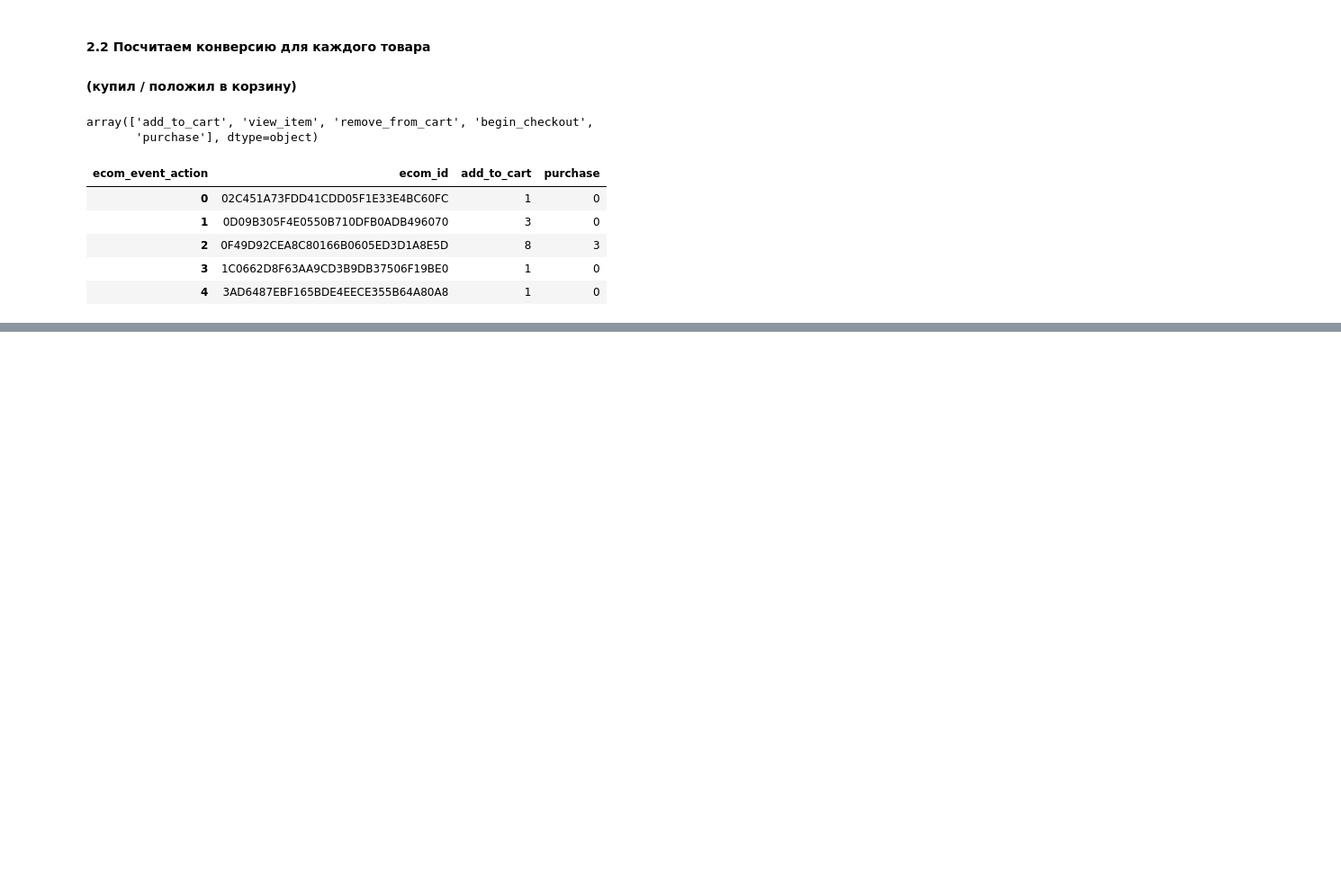
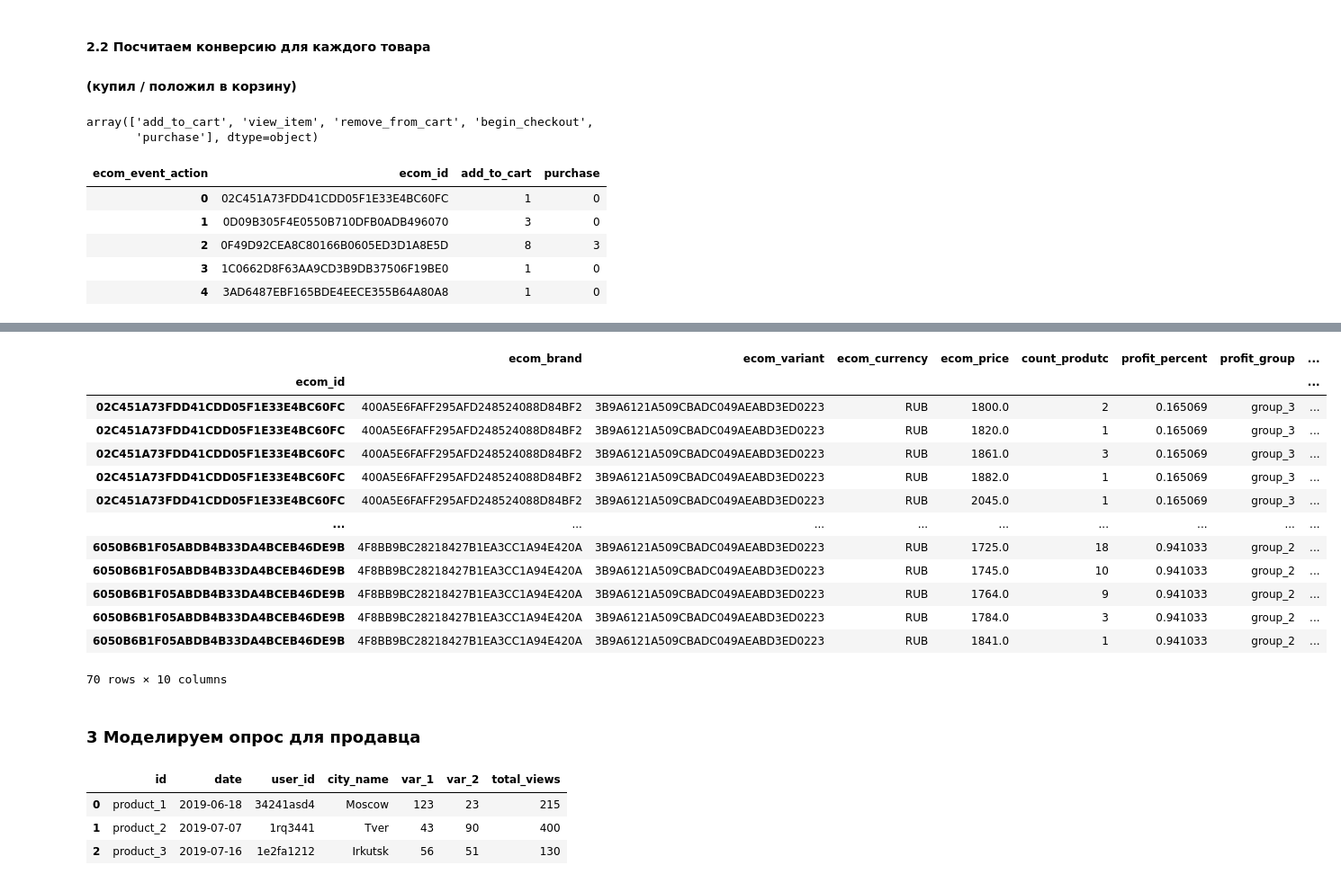
Before and after one commit to dkasatkin/wildhack, a Jupyter notebook: wildhack_work.ipynb, the cells around one changed output, grey strips where cells are left out. Shown at 90% size. Saved outputs shown, nothing was run; the diff lists cells and outputs as text; code cells hidden in the pictures; blank space fills up the shorter version.

```diff
--- a/wildhack_work.ipynb
+++ b/wildhack_work.ipynb
@@ -247,0 +445,25 @@ product_conversion.sort_values(by='conversion', ascending=False)
+# %%
+for ecom_id, ecom_price in zip(final_table.index, final_table.ecom_price):
+        if ecom_price > 500:
+            final_table.loc[ecom_id, 'price_trigger'] = True
+        else:
+            final_table.loc[ecom_id, 'price_trigger'] = False
+# %%
+final_table.head(70)
+# %% [output]
+|  | ecom_brand | ecom_variant | ecom_currency | ecom_price | count_produtc | profit_percent | profit_group | ... |
+| ecom_id |  |  |  |  |  |  |  | ... |
+| 02C451A73FDD41CDD05F1E33E4BC60FC | 400A5E6FAFF295AFD248524088D84BF2 | 3B9A6121A509CBADC049AEABD3ED0223 | RUB | 1800.0 | 2 | 0.165069 | group_3 | ... |
+| 02C451A73FDD41CDD05F1E33E4BC60FC | 400A5E6FAFF295AFD248524088D84BF2 | 3B9A6121A509CBADC049AEABD3ED0223 | RUB | 1820.0 | 1 | 0.165069 | group_3 | ... |
+| 02C451A73FDD41CDD05F1E33E4BC60FC | 400A5E6FAFF295AFD248524088D84BF2 | 3B9A6121A509CBADC049AEABD3ED0223 | RUB | 1861.0 | 3 | 0.165069 | group_3 | ... |
+| 02C451A73FDD41CDD05F1E33E4BC60FC | 400A5E6FAFF295AFD248524088D84BF2 | 3B9A6121A509CBADC049AEABD3ED0223 | RUB | 1882.0 | 1 | 0.165069 | group_3 | ... |
+| 02C451A73FDD41CDD05F1E33E4BC60FC | 400A5E6FAFF295AFD248524088D84BF2 | 3B9A6121A509CBADC049AEABD3ED0223 | RUB | 2045.0 | 1 | 0.165069 | group_3 | ... |
+| ... | ... | ... | ... | ... | ... | ... | ... | ... |
+| 6050B6B1F05ABDB4B33DA4BCEB46DE9B | 4F8BB9BC28218427B1EA3CC1A94E420A | 3B9A6121A509CBADC049AEABD3ED0223 | RUB | 1725.0 | 18 | 0.941033 | group_2 | ... |
+| 6050B6B1F05ABDB4B33DA4BCEB46DE9B | 4F8BB9BC28218427B1EA3CC1A94E420A | 3B9A6121A509CBADC049AEABD3ED0223 | RUB | 1745.0 | 10 | 0.941033 | group_2 | ... |
+| 6050B6B1F05ABDB4B33DA4BCEB46DE9B | 4F8BB9BC28218427B1EA3CC1A94E420A | 3B9A6121A509CBADC049AEABD3ED0223 | RUB | 1764.0 | 9 | 0.941033 | group_2 | ... |
+| 6050B6B1F05ABDB4B33DA4BCEB46DE9B | 4F8BB9BC28218427B1EA3CC1A94E420A | 3B9A6121A509CBADC049AEABD3ED0223 | RUB | 1784.0 | 3 | 0.941033 | group_2 | ... |
+| 6050B6B1F05ABDB4B33DA4BCEB46DE9B | 4F8BB9BC28218427B1EA3CC1A94E420A | 3B9A6121A509CBADC049AEABD3ED0223 | RUB | 1841.0 | 1 | 0.941033 | group_2 | ... |
+70 rows × 10 columns
+# %% [markdown]
+### 3 Моделируем опрос для продавца
@@ -247,0 +494,7 @@ product_conversion.sort_values(by='conversion', ascending=False)
+# %%
+research
+# %% [output]
+|  | id | date | user_id | city_name | var_1 | var_2 | total_views |
+| 0 | product_1 | 2019-06-18 | 34241asd4 | Moscow | 123 | 23 | 215 |
+| 1 | product_2 | 2019-07-07 | 1rq3441 | Tver | 43 | 90 | 400 |
+| 2 | product_3 | 2019-07-16 | 1e2fa1212 | Irkutsk | 56 | 51 | 130 |
```
Also changed, not shown: parts of 25 cells of this notebook, 2 other files.
